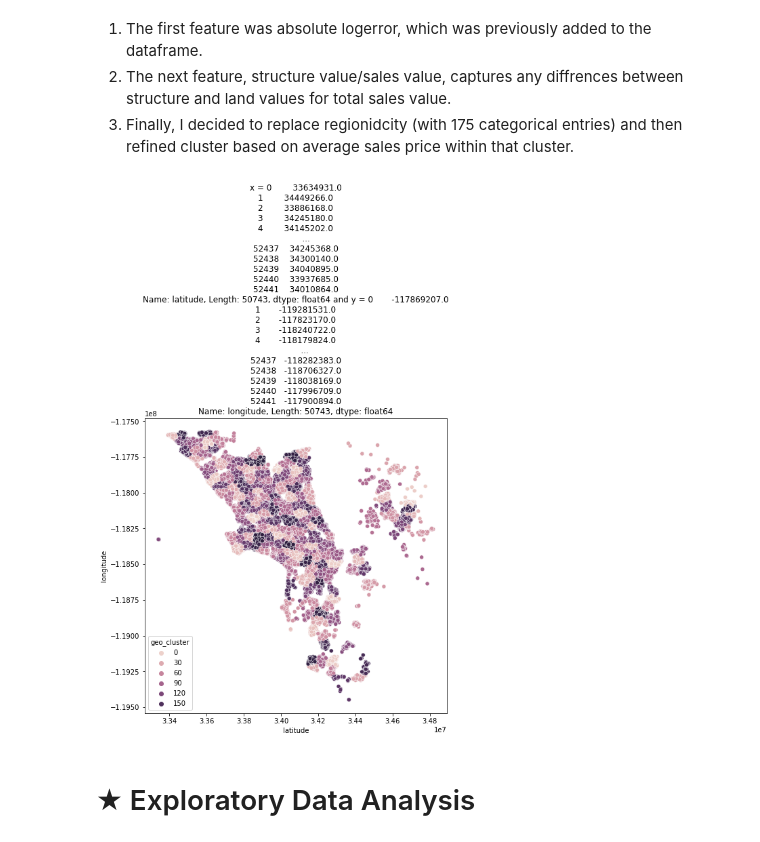
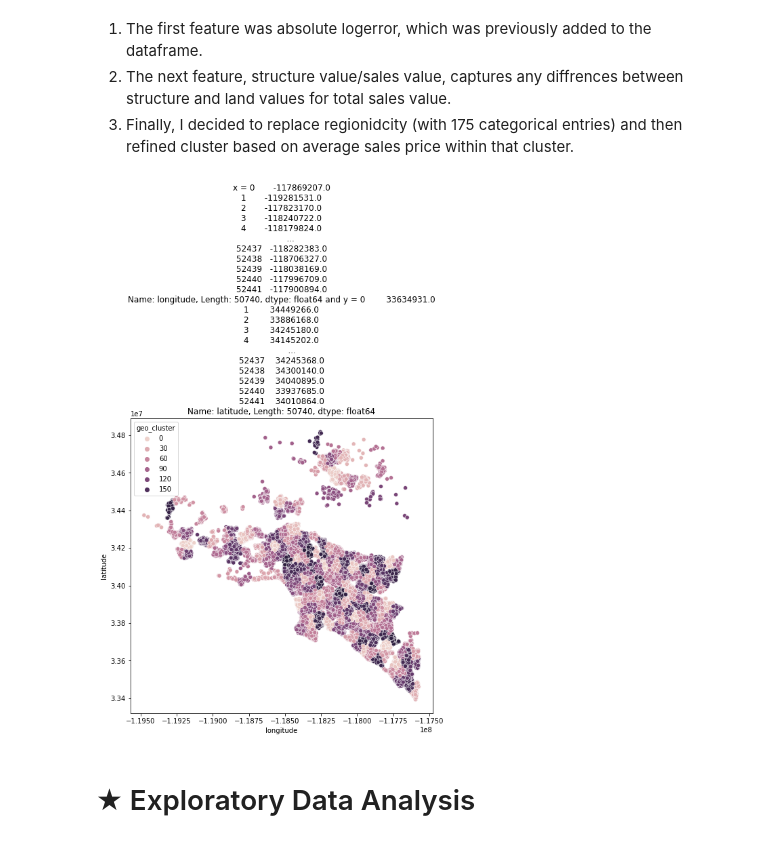
Before and after one commit to Miller-Ryan-1/clustering-project, a Jupyter notebook: final_report.ipynb, the cells around one changed output. Saved outputs shown, nothing was run; the diff lists cells and outputs as text; code cells hidden in the pictures.

Commit message:
Fixed minor geo value chart orientation issue for clarity

```diff
--- a/final_report.ipynb
+++ b/final_report.ipynb
@@ -310,6 +314,6 @@ df[df.longitude.isin(df.longitude.nsmallest(2))]
 # %%
 # Drop outlier longitudes by index
-df.drop(labels=[4294,12465], axis=0,inplace = True)
-df[df.longitude.isin(df.longitude.nsmallest(2))]
+df.drop(labels=[1616,4278,13161,24418,27332], axis=0,inplace = True)
+df[df.latitude.isin(df.latitude.nsmallest(5))]
 # %% [output]
 |  | transactiondate | bedrooms | calculatedbathnbr | sqft | county | latitude | longitude | lotsize | ... |
@@ -332,14 +339,14 @@ df[df.longitude.isin(df.longitude.nsmallest(2))]
 # %%
 # Create 175 clusters (equal to count of regionidcity) by lat and long
 kmeans = KMeans(n_clusters = 175)
 kmeans.fit(df[['latitude','longitude']])
 df['geo_cluster'] = kmeans.predict(df[['latitude','longitude']])
 plt.figure(figsize = (8,8))
-plt.title(f'x = {df.latitude} and y = {df.longitude}')
-sns.scatterplot(data = df, x = df.latitude, y = df.longitude, hue='geo_cluster')
+plt.title(f'x = {df.longitude} and y = {df.latitude}')
+ax = sns.scatterplot(data = df, x = df.longitude, y = df.latitude, hue='geo_cluster')
 plt.show()
 # %% [output]
-[figure, old version]
+[figure, new version]
 # %% [markdown]
 # $\bigstar$ Exploratory Data Analysis
 # %% [markdown]
```
Also changed, not shown: parts of 20 cells of this notebook.
